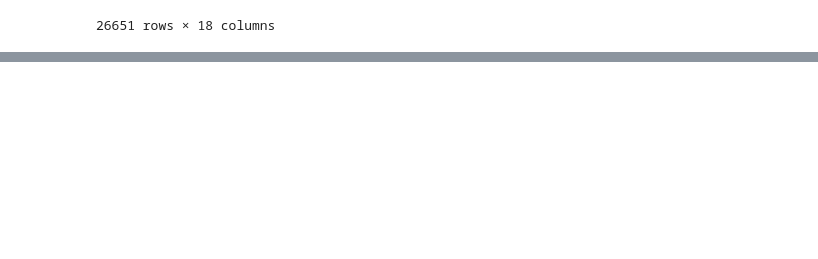
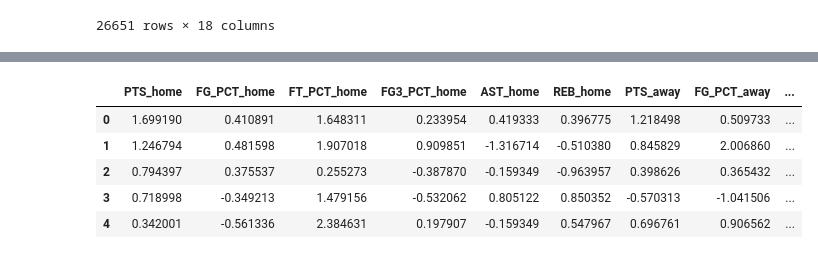
Before and after one commit to musjawai/data102-final-project, a Jupyter notebook: predictors.ipynb, the cells around one changed output, grey strips where cells are left out. Cells and saved outputs as stored; diff of their text form; code cells hidden in the pictures; blank space fills up the shorter version.

```diff
--- a/predictors.ipynb
+++ b/predictors.ipynb
@@ -122,0 +165,29 @@ datasets['games'].head(5)
+# %%
+# normalizing and ohe the data
+categorical_columns = ['SEASON', 'HOME_TEAM_CONFERENCE', 'VISITOR_TEAM_CONFERENCE']
+numerical_columns = ['PTS_home', 'FG_PCT_home', 'FT_PCT_home', 'FG3_PCT_home', 'AST_home', 'REB_home', 'PTS_away', 'FG_PCT_away', 'FT_PCT_away', 'FG3_PCT_away', 'AST_away', 'REB_away', 'HOME_TEAM_W_PCT', 'VISITOR_TEAM_W_PCT']
+
+scaler = StandardScaler()
+ohe = OneHotEncoder(handle_unknown='ignore')
+
+transformer = ColumnTransformer([('scaler', scaler, numerical_columns), ('ohe', ohe, categorical_columns)], remainder='passthrough')
+
+transformed_df = transformer.fit_transform(df)
+
+ohe_columns = transformer.named_transformers_['ohe'].get_feature_names_out(input_features=categorical_columns)
+all_columns = numerical_columns + list(ohe_columns)
+
+# Convert the numpy array to a DataFrame
+df_transformed = pd.DataFrame(transformed_df, columns=all_columns)
+
+# adding back the target variable to the dataset
+df_transformed['HOME_TEAM_WINS'] = target
+
+df_transformed.head()
+# %% [output]
+|  | PTS_home | FG_PCT_home | FT_PCT_home | FG3_PCT_home | AST_home | REB_home | PTS_away | FG_PCT_away | ... |
+| 0 | 1.699190 | 0.410891 | 1.648311 | 0.233954 | 0.419333 | 0.396775 | 1.218498 | 0.509733 | ... |
+| 1 | 1.246794 | 0.481598 | 1.907018 | 0.909851 | -1.316714 | -0.510380 | 0.845829 | 2.006860 | ... |
+| 2 | 0.794397 | 0.375537 | 0.255273 | -0.387870 | -0.159349 | -0.963957 | 0.398626 | 0.365432 | ... |
+| 3 | 0.718998 | -0.349213 | 1.479156 | -0.532062 | 0.805122 | 0.850352 | -0.570313 | -1.041506 | ... |
+| 4 | 0.342001 | -0.561336 | 2.384631 | 0.197907 | -0.159349 | 0.547967 | 0.696761 | 0.906562 | ... |
```
Also changed, not shown: parts of 10 cells of this notebook.
